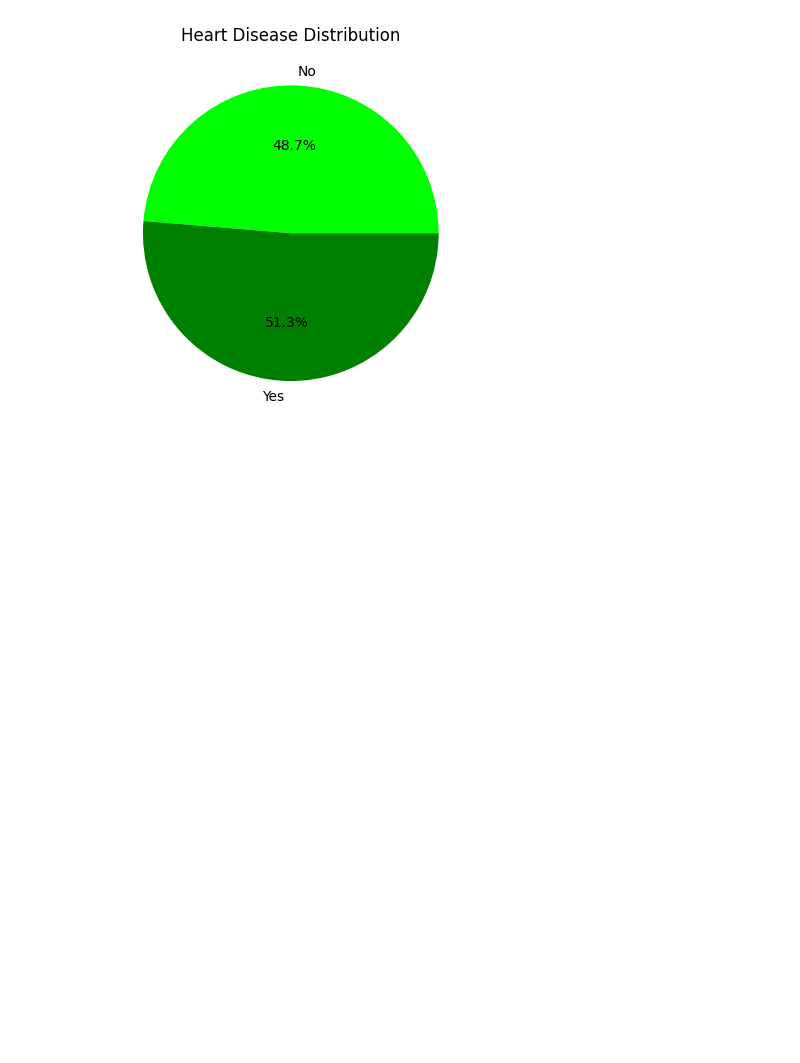
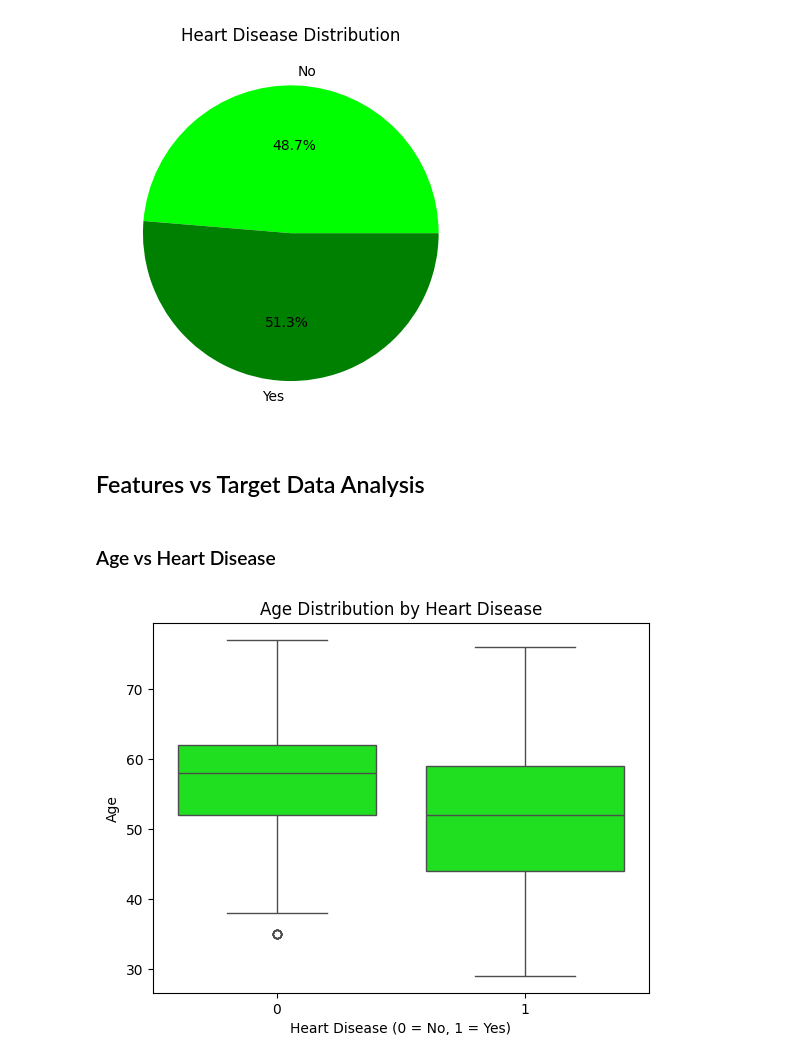
Before and after one commit to SzzzHub/project299, a Jupyter notebook: project.ipynb, the cells around one changed output. Drawn from its saved outputs; the diff is of its cells as text; code cells hidden in the pictures; blank space fills up the shorter version.

```diff
--- a/project.ipynb
+++ b/project.ipynb
@@ -218,3 +224,15 @@ plt.title('Heart Disease Distribution')
 plt.show()
 # %% [output]
 [figure]
+# %% [markdown]
+## Features vs Target Data Analysis
+# %% [markdown]
+### Age vs Heart Disease
+# %%
+sns.boxplot(x='target', y='age', data=df, color='lime')
+plt.xlabel('Heart Disease (0 = No, 1 = Yes)')
+plt.ylabel('Age')
+plt.title('Age Distribution by Heart Disease')
+plt.show()
+# %% [output]
+[figure, added]
```
Also changed, not shown: parts of 33 cells of this notebook.
